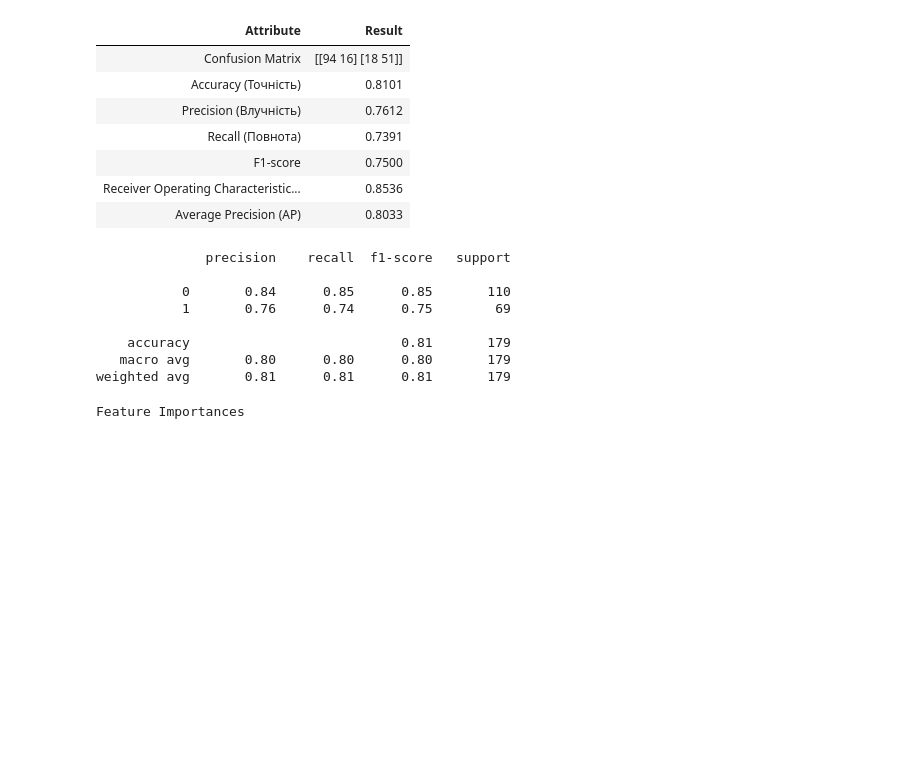
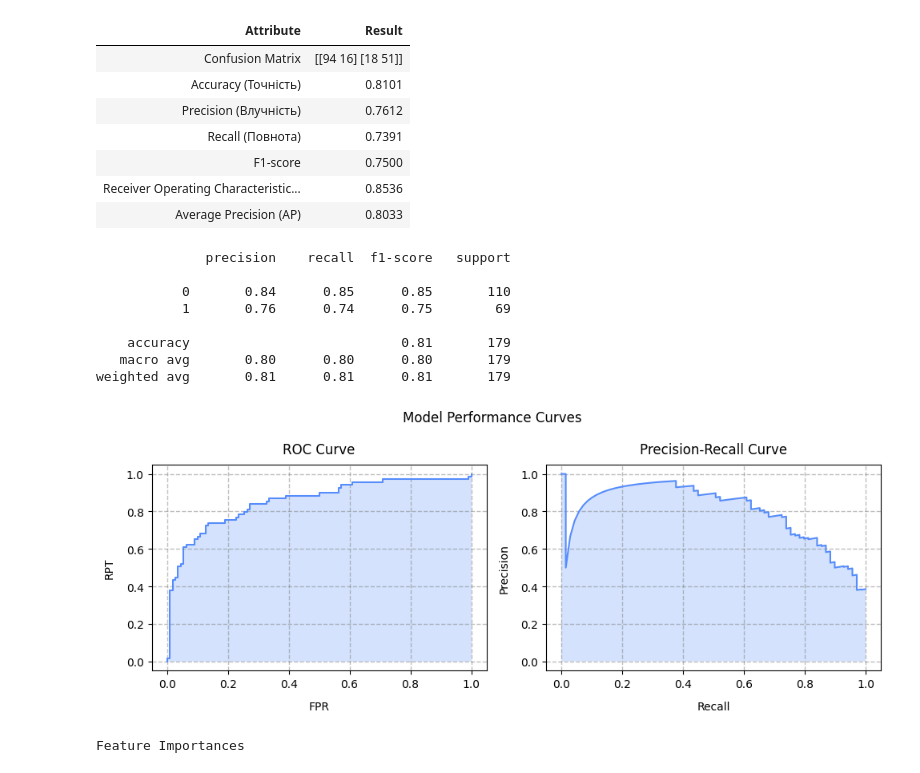
Before and after one commit to BogdanPinchuk/DataScience-PBY_HW17, a Jupyter notebook: Bohdan_Pinchuk_DS_HW17.ipynb, the cells around one changed output. Saved outputs shown, nothing was run; the diff lists cells and outputs as text; code cells hidden in the pictures; blank space fills up the shorter version.

Commit message:
[Homework17] - added charts for analysis roc

```diff
--- a/Bohdan_Pinchuk_DS_HW17.ipynb
+++ b/Bohdan_Pinchuk_DS_HW17.ipynb
@@ -730,6 +730,50 @@ df_xgboost_c = mn.calc_class_metrics(Y_test, Y_pred_ebm, Y_prob_ebm)
     accuracy                           0.81       179
    macro avg       0.80      0.80      0.80       179
 weighted avg       0.81      0.81      0.81       179
+# %%
+from sklearn.metrics import precision_recall_curve, roc_curve
+
+# Input data
+
+# Solution
+fpr, tpr, _ = roc_curve(Y_test, Y_prob_ebm)
+prec, rec, _ = precision_recall_curve(Y_test, Y_prob_ebm)
+# %%
+# Graphic results
+
+import matplotlib.pyplot as plt
+
+# Input data
+
+# Solution
+_, axes = plt.subplots(1, 2, figsize=(10, 4))
+
+ax = axes[0]
+ax.plot(fpr, tpr)
+ax.fill_between(fpr, tpr, alpha=0.25)
+ax.grid(axis='both', visible=True, which='major', ls='--', linewidth=1.0, color='tab:gray')
+# ax.minorticks_on()
+# ax.grid(axis='both', visible=True, which='minor', ls=':', linewidth=0.5, color='tab:green')
+ax.set_title("ROC Curve", pad=10, loc='center', color='black')
+ax.set_xlabel("FPR", labelpad=10, loc='center', color='black')
+ax.set_ylabel("RPT", labelpad=10, loc='center', color='black')
+
+ax = axes[1]
+ax.plot(rec, prec)
+ax.fill_between(rec, prec, alpha=0.25)
+ax.grid(axis='both', visible=True, which='major', ls='--', linewidth=1.0, color='tab:gray')
+# ax.minorticks_on()
+# ax.grid(axis='both', visible=True, which='minor', ls=':', linewidth=0.5, color='tab:green')
+ax.set_title("Precision-Recall Curve", pad=10, loc='center', color='black')
+ax.set_xlabel("Recall", labelpad=10, loc='center', color='black')
+ax.set_ylabel("Precision", labelpad=10, loc='center', color='black')
+
+plt.suptitle(f"Model Performance Curves")
+
+plt.tight_layout()
+plt.show()
+# %% [output]
+[figure, added]
 # %%
 import numpy as np
 import pandas as pd
```
Also changed, not shown: parts of 2 cells of this notebook.
